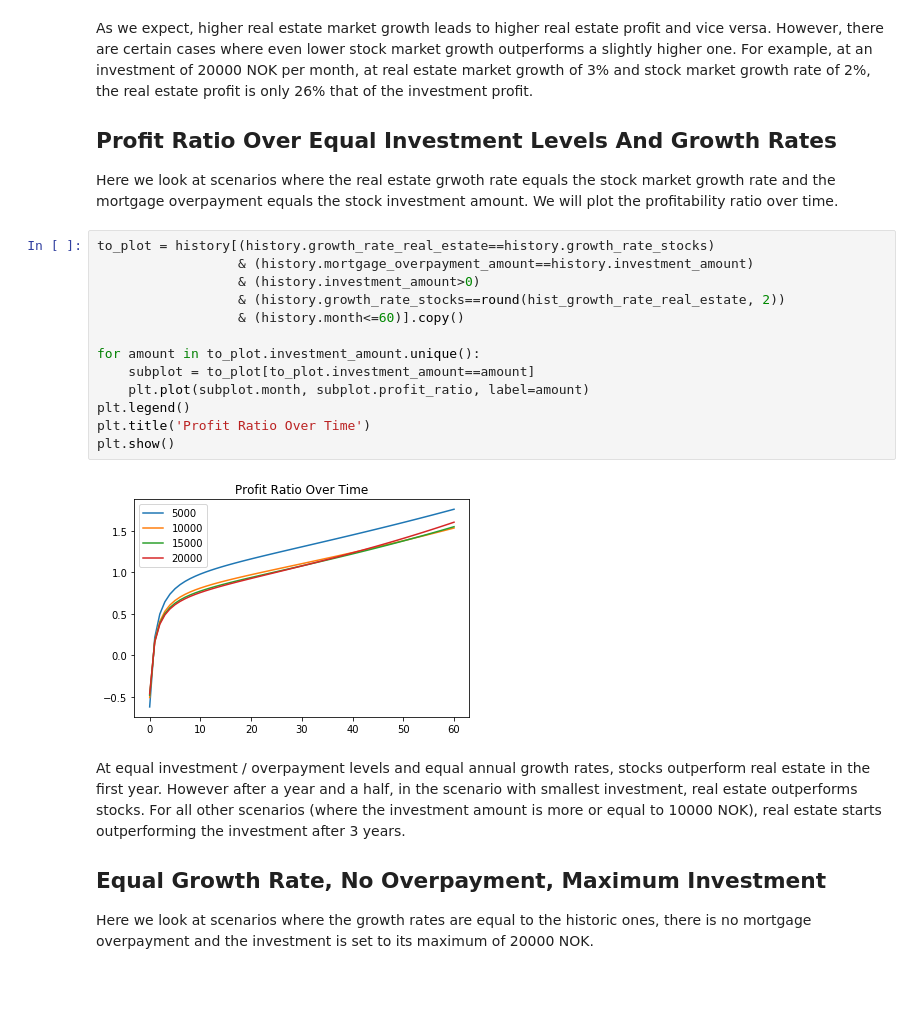
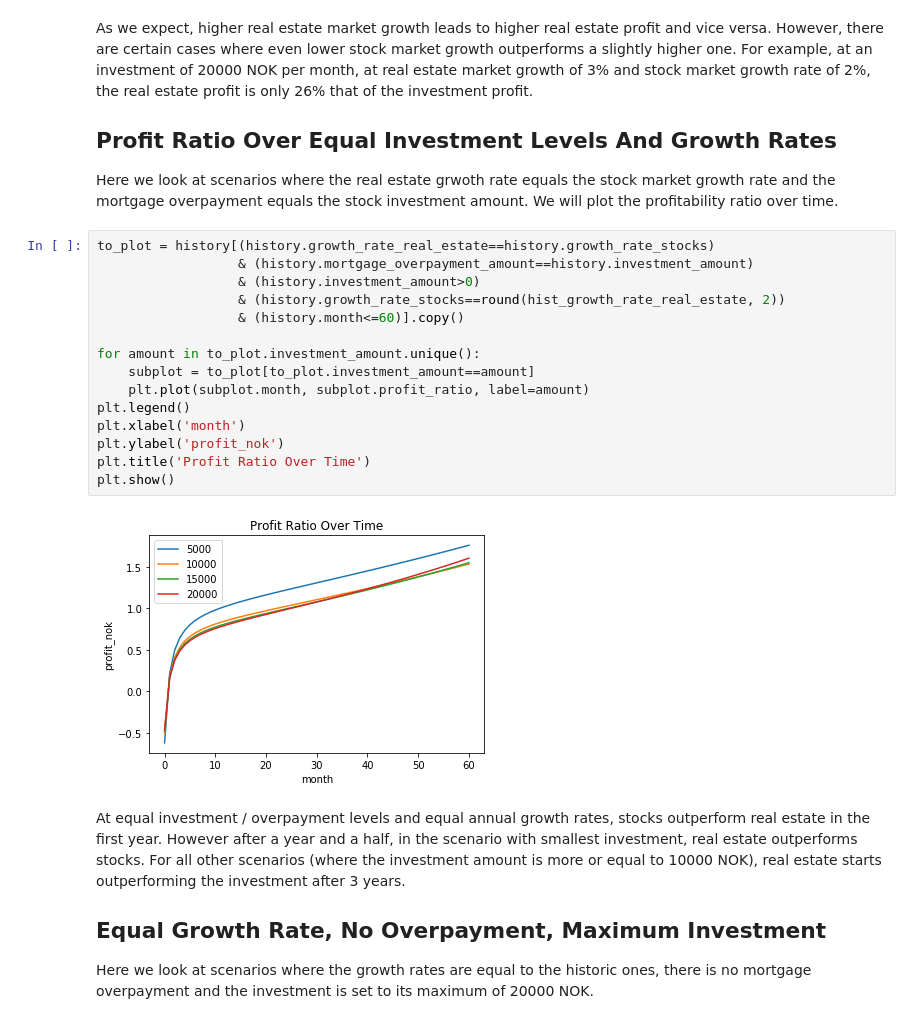
Before and after one commit to rossrco/real_estate_sim, a Jupyter notebook: analysis.ipynb, the cells around one changed output. Drawn from its saved outputs; the diff is of its cells as text; blank space fills up the shorter version.

```diff
--- a/analysis.ipynb
+++ b/analysis.ipynb
@@ -116,18 +116,20 @@ Here we look at scenarios where the real estate grwoth rate equals the stock mar
 # %%
 to_plot = history[(history.growth_rate_real_estate==history.growth_rate_stocks)
                   & (history.mortgage_overpayment_amount==history.investment_amount)
                   & (history.investment_amount>0)
                   & (history.growth_rate_stocks==round(hist_growth_rate_real_estate, 2))
                   & (history.month<=60)].copy()
 
 for amount in to_plot.investment_amount.unique():
     subplot = to_plot[to_plot.investment_amount==amount]
     plt.plot(subplot.month, subplot.profit_ratio, label=amount)
 plt.legend()
+plt.xlabel('month')
+plt.ylabel('profit_nok')
 plt.title('Profit Ratio Over Time')
 plt.show()
 # %% [output]
-[figure, old version]
+[figure, new version]
 # %% [markdown]
 At equal investment / overpayment levels and equal annual growth rates, stocks outperform real estate in the first year. However after a year and a half, in the scenario with smallest investment, real estate outperforms stocks. For all other scenarios (where the investment amount is more or equal to 10000 NOK), real estate starts outperforming the investment after 3 years.
 
```
Also changed, not shown: parts of 3 cells of this notebook, 2 other files.
